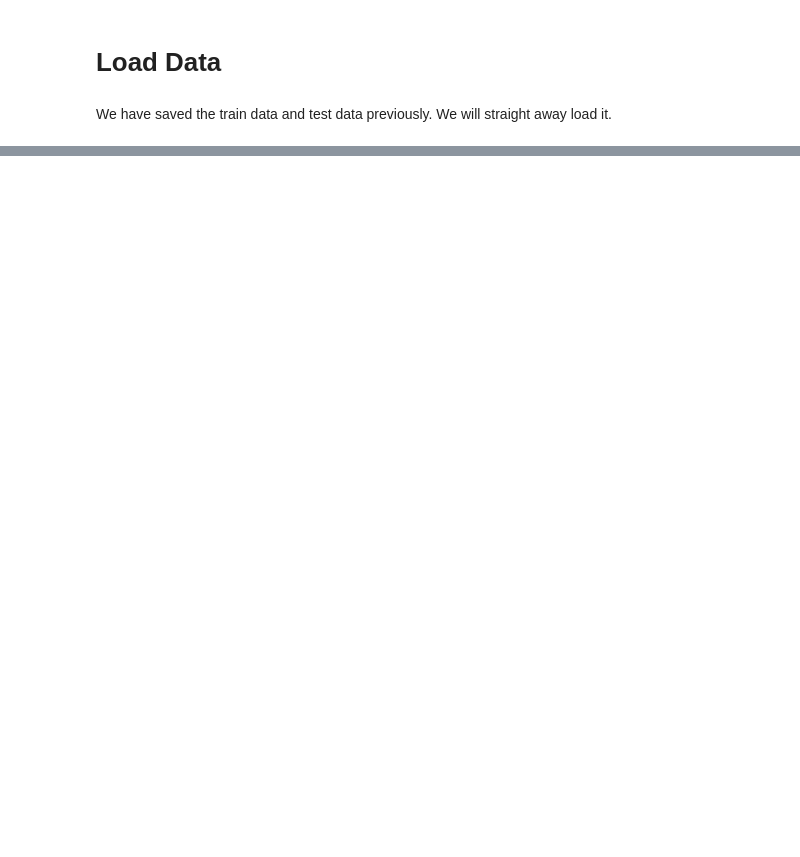
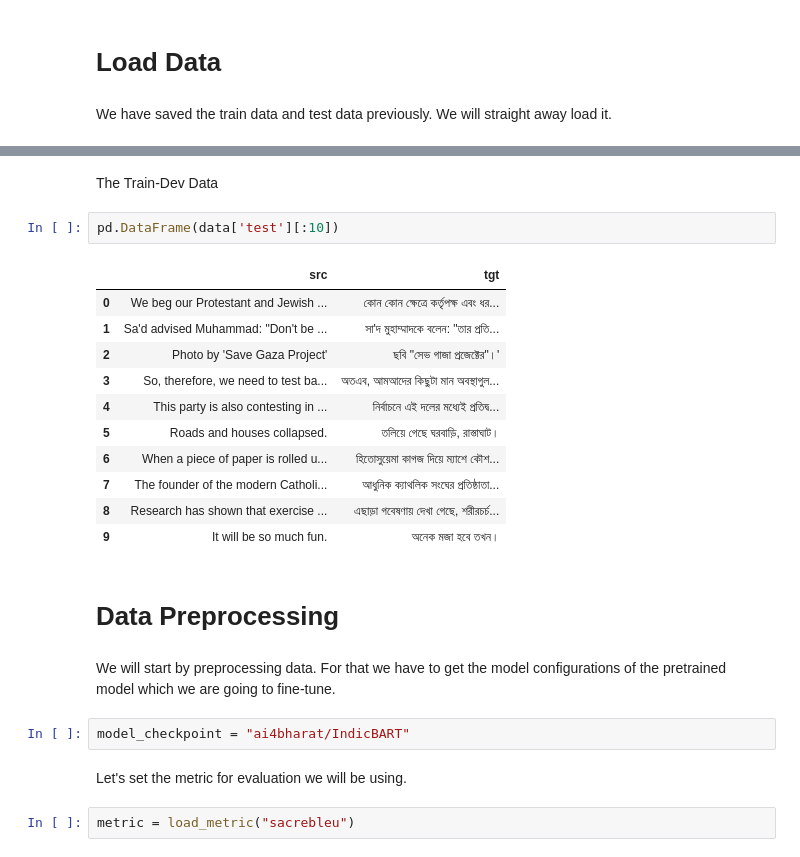
Before and after one commit to RishiDarkDevil/Neural-Machine-Translation-English-Bengali, a Jupyter notebook: Fine_Tune_Neural_Machine_Translation.ipynb, the cells around one changed output, grey strips where cells are left out. Drawn from its saved outputs; the diff is of its cells as text; blank space fills up the shorter version.

```diff
--- a/Fine_Tune_Neural_Machine_Translation.ipynb
+++ b/Fine_Tune_Neural_Machine_Translation.ipynb
@@ -33,0 +73,26 @@ ben.txt        eng_bpe.model      full_ben.txt   Model/         train_dev.csv
+# %% [markdown]
+The Train-Dev Data
+# %%
+pd.DataFrame(data['test'][:10])
+# %% [output]
+|  | src | tgt |
+| 0 | We beg our Protestant and Jewish ... | কোন কোন ক্ষেত্রে কর্তৃপক্ষ এবং ধর... |
+| 1 | Sa'd advised Muhammad: "Don't be ... | সা'দ মুহাম্মাদকে বলেন: "তার প্রতি... |
+| 2 | Photo by 'Save Gaza Project' | ছবি "সেভ গাজা প্রজেক্টের"।' |
+| 3 | So, therefore, we need to test ba... | অতএব, আমআদের কিছুটা মান অবস্থাগুল... |
+| 4 | This party is also contesting in ... | নির্বাচনে এই দলের মধ্যেই প্রতিদ্ব... |
+| 5 | Roads and houses collapsed. | তলিয়ে গেছে ঘরবাড়ি, রাস্তাঘাট। |
+| 6 | When a piece of paper is rolled u... | হিতোসুয়েমা কাগজ দিয়ে ম্যাশে কৌশ... |
+| 7 | The founder of the modern Catholi... | আধুনিক ক্যাথলিক সংঘের প্রতিষ্ঠাতা... |
+| 8 | Research has shown that exercise ... | এছাড়া গবেষণায় দেখা গেছে, শরীরচর্চ... |
+| 9 | It will be so much fun. | অনেক মজা হবে তখন। |
+# %% [markdown]
+# Data Preprocessing
+# %% [markdown]
+We will start by preprocessing data. For that we have to get the model configurations of the pretrained model which we are going to fine-tune.
+# %%
+model_checkpoint = "ai4bharat/IndicBART"
+# %% [markdown]
+Let's set the metric for evaluation we will be using.
+# %%
+metric = load_metric("sacrebleu")
```
Also changed, not shown: parts of 19 cells of this notebook.
